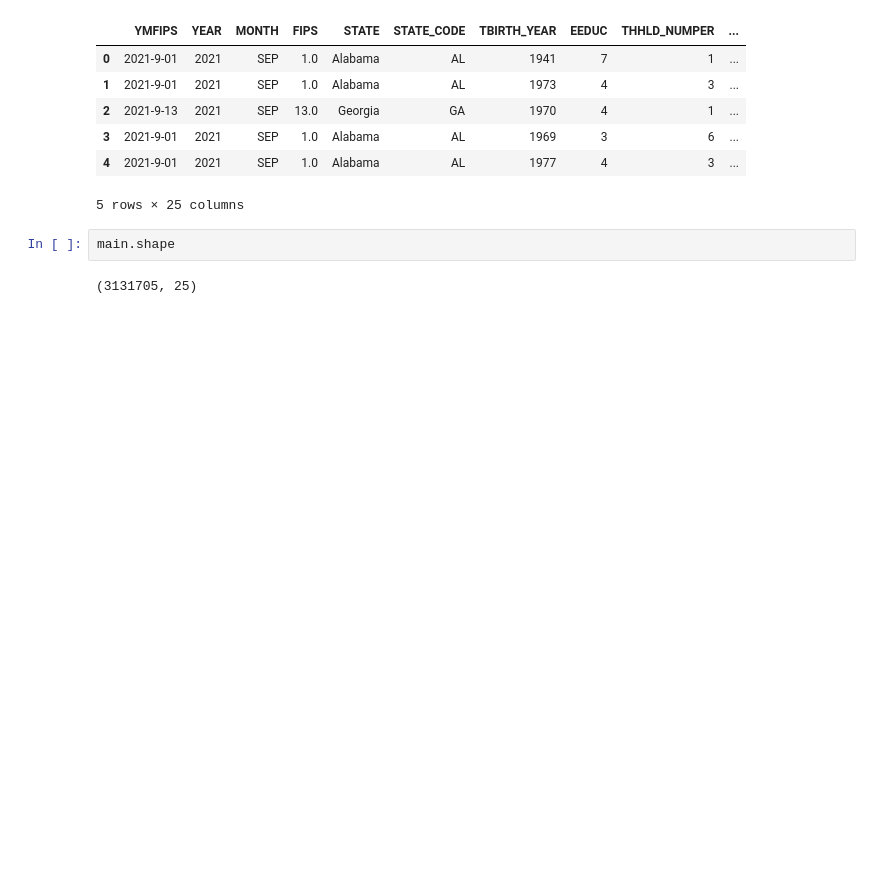
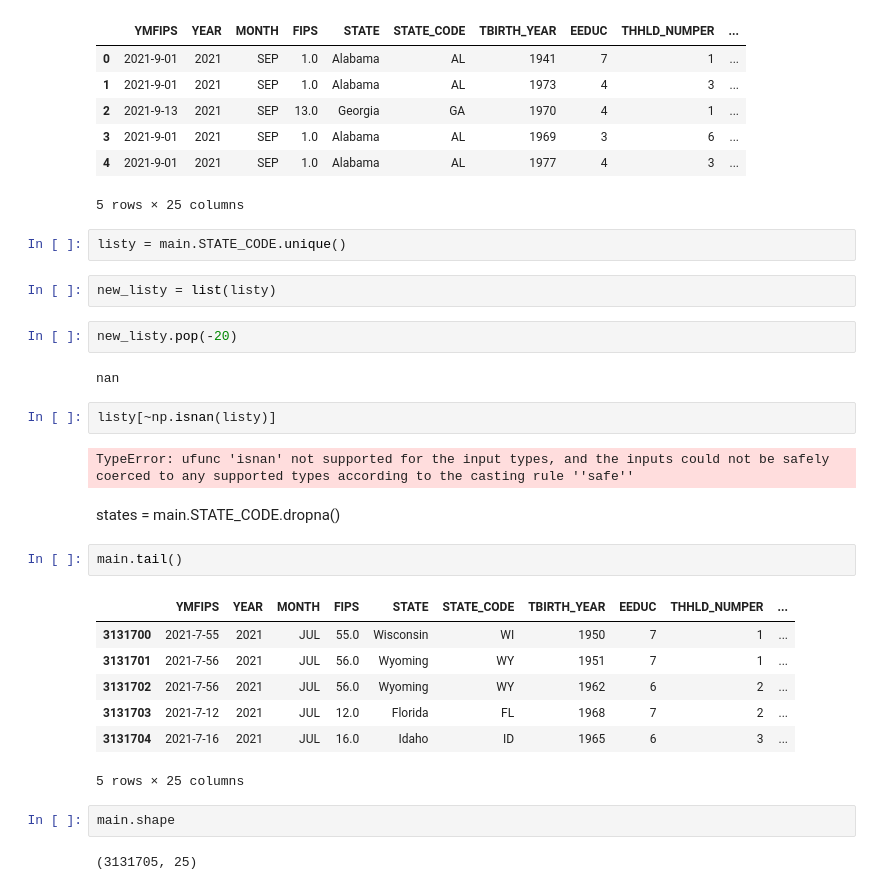
Before and after one commit to AyersAuthentic/dva_data_viz, a Jupyter notebook: Data_Exploration/Data_Exp_Testing.ipynb, the cells around one changed output. Saved outputs shown, nothing was run; the diff lists cells and outputs as text; blank space fills up the shorter version.

```diff
--- a/Data_Exploration/Data_Exp_Testing.ipynb
+++ b/Data_Exploration/Data_Exp_Testing.ipynb
@@ -15,6 +15,30 @@ main.head()
 | 3 | 2021-9-01 | 2021 | SEP | 1.0 | Alabama | AL | 1969 | 3 | 6 | ... |
 | 4 | 2021-9-01 | 2021 | SEP | 1.0 | Alabama | AL | 1977 | 4 | 3 | ... |
 5 rows × 25 columns
+# %%
+listy = main.STATE_CODE.unique()
+# %%
+new_listy = list(listy)
+# %%
+new_listy.pop(-20)
+# %% [output]
+nan
+# %%
+listy[~np.isnan(listy)]
+# %% [output]
+TypeError: ufunc 'isnan' not supported for the input types, and the inputs could not be safely coerced to any supported types according to the casting rule ''safe''
+# %% [markdown]
+states = main.STATE_CODE.dropna()
+# %%
+main.tail()
+# %% [output]
+|  | YMFIPS | YEAR | MONTH | FIPS | STATE | STATE_CODE | TBIRTH_YEAR | EEDUC | THHLD_NUMPER | ... |
+| 3131700 | 2021-7-55 | 2021 | JUL | 55.0 | Wisconsin | WI | 1950 | 7 | 1 | ... |
+| 3131701 | 2021-7-56 | 2021 | JUL | 56.0 | Wyoming | WY | 1951 | 7 | 1 | ... |
+| 3131702 | 2021-7-56 | 2021 | JUL | 56.0 | Wyoming | WY | 1962 | 6 | 2 | ... |
+| 3131703 | 2021-7-12 | 2021 | JUL | 12.0 | Florida | FL | 1968 | 7 | 2 | ... |
+| 3131704 | 2021-7-16 | 2021 | JUL | 16.0 | Idaho | ID | 1965 | 6 | 3 | ... |
+5 rows × 25 columns
 # %%
 main.shape
 # %% [output]
```
Also changed, not shown: parts of 34 cells of this notebook, 3 other files.
